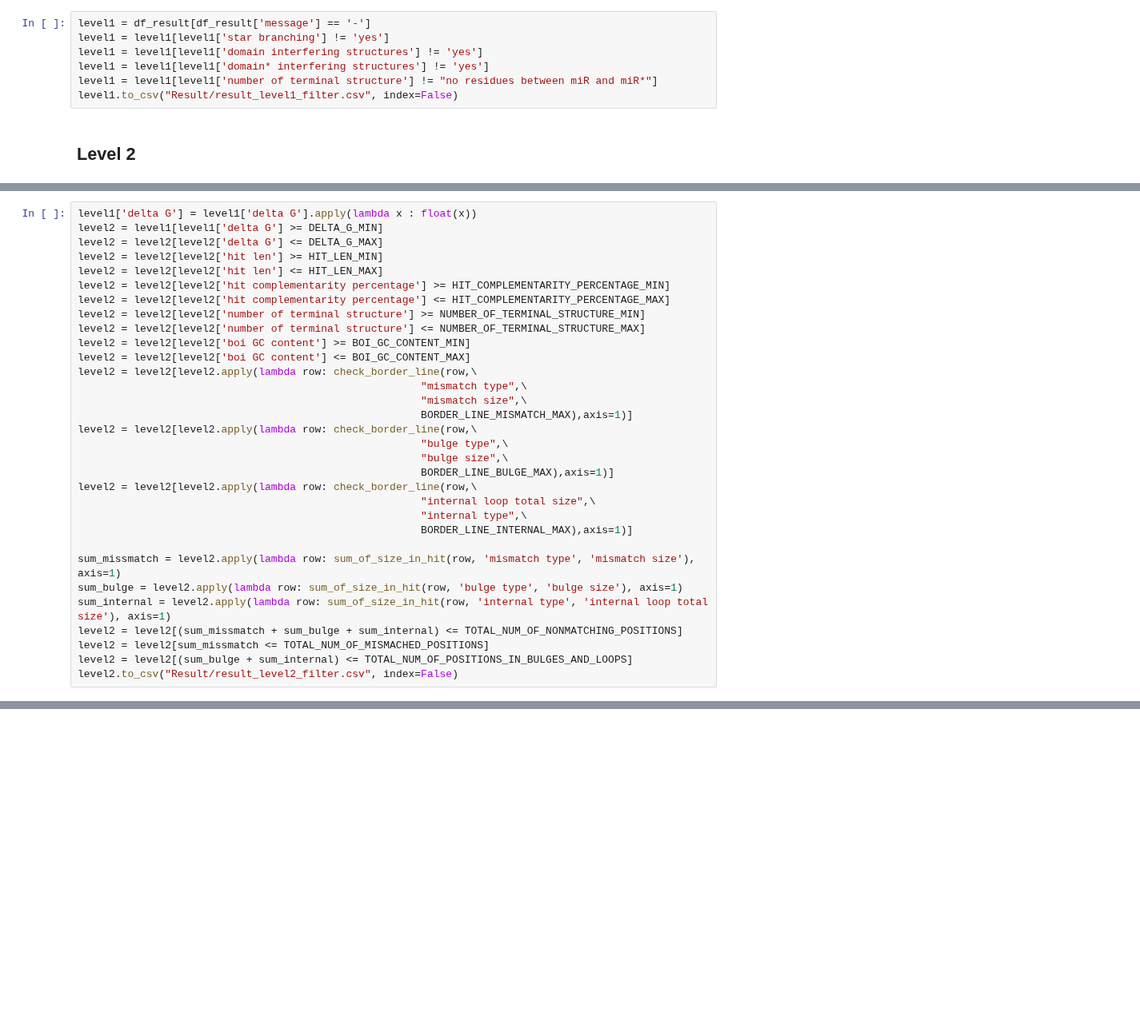
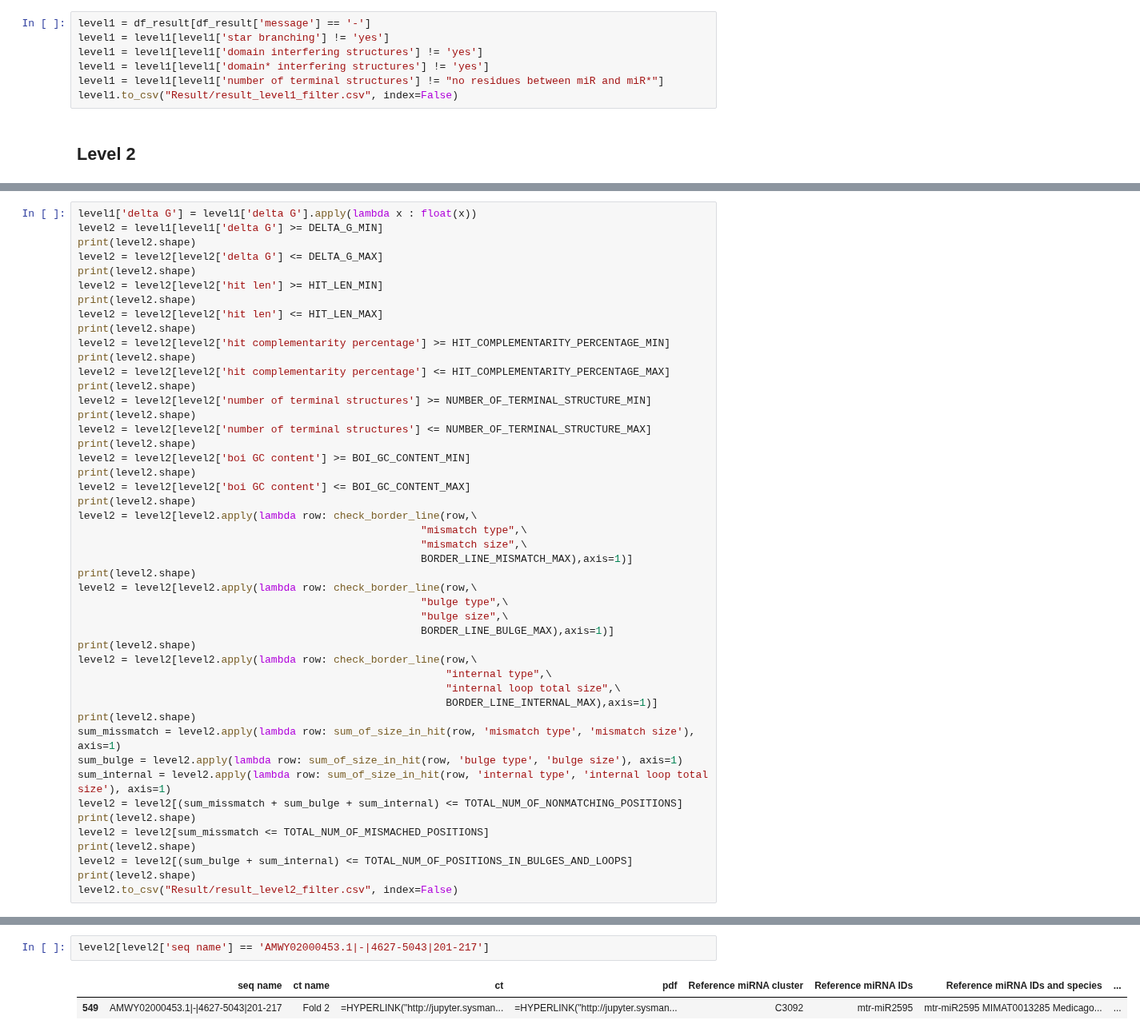
Before and after one commit to Ilia-Abolhasani/amir-p3, a Jupyter notebook: Code.ipynb, the cells around one changed output, grey strips where cells are left out. Shown at 80% size. Cells and saved outputs as stored; diff of their text form; blank space fills up the shorter version.

```diff
--- a/Code.ipynb
+++ b/Code.ipynb
@@ -1716,7 +1748,7 @@ level1 = df_result[df_result['message'] == '-']
 level1 = level1[level1['star branching'] != 'yes']
 level1 = level1[level1['domain interfering structures'] != 'yes']
 level1 = level1[level1['domain* interfering structures'] != 'yes']
-level1 = level1[level1['number of terminal structure'] != "no residues between miR and miR*"]
+level1 = level1[level1['number of terminal structures'] != "no residues between miR and miR*"]
 level1.to_csv("Result/result_level1_filter.csv", index=False)
 # %% [markdown]
 ## Level 2
@@ -1759,32 +1791,47 @@ def sum_of_size_in_hit(row, type_str, size_str):
 # %%
 level1['delta G'] = level1['delta G'].apply(lambda x : float(x))
 level2 = level1[level1['delta G'] >= DELTA_G_MIN]
+print(level2.shape)
 level2 = level2[level2['delta G'] <= DELTA_G_MAX]
+print(level2.shape)
 level2 = level2[level2['hit len'] >= HIT_LEN_MIN]
+print(level2.shape)
 level2 = level2[level2['hit len'] <= HIT_LEN_MAX]
+print(level2.shape)
 level2 = level2[level2['hit complementarity percentage'] >= HIT_COMPLEMENTARITY_PERCENTAGE_MIN]
+print(level2.shape)
 level2 = level2[level2['hit complementarity percentage'] <= HIT_COMPLEMENTARITY_PERCENTAGE_MAX]
-level2 = level2[level2['number of terminal structure'] >= NUMBER_OF_TERMINAL_STRUCTURE_MIN]
-level2 = level2[level2['number of terminal structure'] <= NUMBER_OF_TERMINAL_STRUCTURE_MAX]
+print(level2.shape)
+level2 = level2[level2['number of terminal structures'] >= NUMBER_OF_TERMINAL_STRUCTURE_MIN]
+print(level2.shape)
+level2 = level2[level2['number of terminal structures'] <= NUMBER_OF_TERMINAL_STRUCTURE_MAX]
+print(level2.shape)
 level2 = level2[level2['boi GC content'] >= BOI_GC_CONTENT_MIN]
+print(level2.shape)
 level2 = level2[level2['boi GC content'] <= BOI_GC_CONTENT_MAX]
+print(level2.shape)
 level2 = level2[level2.apply(lambda row: check_border_line(row,\
                                                        "mismatch type",\
                                                        "mismatch size",\
                                                        BORDER_LINE_MISMATCH_MAX),axis=1)]
+print(level2.shape)
 level2 = level2[level2.apply(lambda row: check_border_line(row,\
                                                        "bulge type",\
                                                        "bulge size",\
                                                        BORDER_LINE_BULGE_MAX),axis=1)]
+print(level2.shape)
 level2 = level2[level2.apply(lambda row: check_border_line(row,\
-                                                       "internal loop total size",\
-                                                       "internal type",\
-                                                       BORDER_LINE_INTERNAL_MAX),axis=1)]
-
+                                                           "internal type",\
+                                                           "internal loop total size",\
+                                                           BORDER_LINE_INTERNAL_MAX),axis=1)]
+print(level2.shape)
 sum_missmatch = level2.apply(lambda row: sum_of_size_in_hit(row, 'mismatch type', 'mismatch size'), axis=1)
 sum_bulge = level2.apply(lambda row: sum_of_size_in_hit(row, 'bulge type', 'bulge size'), axis=1)
 sum_internal = level2.apply(lambda row: sum_of_size_in_hit(row, 'internal type', 'internal loop total size'), axis=1)
 level2 = level2[(sum_missmatch + sum_bulge + sum_internal) <= TOTAL_NUM_OF_NONMATCHING_POSITIONS]
+print(level2.shape)
 level2 = level2[sum_missmatch <= TOTAL_NUM_OF_MISMACHED_POSITIONS]
+print(level2.shape)
 level2 = level2[(sum_bulge + sum_internal) <= TOTAL_NUM_OF_POSITIONS_IN_BULGES_AND_LOOPS]
+print(level2.shape)
 level2.to_csv("Result/result_level2_filter.csv", index=False)
@@ -1790,0 +1855,5 @@ level2.to_csv("Result/result_level2_filter.csv", index=False)
+# %%
+level2[level2['seq name'] == 'AMWY02000453.1|-|4627-5043|201-217']
+# %% [output]
+|  | seq name | ct name | ct | pdf | Reference miRNA cluster | Reference miRNA IDs | Reference miRNA IDs and species | ... |
+| 549 | AMWY02000453.1|-|4627-5043|201-217 | Fold 2 | =HYPERLINK("http://jupyter.sysman... | =HYPERLINK("http://jupyter.sysman... | C3092 | mtr-miR2595 | mtr-miR2595 MIMAT0013285 Medicago... | ... |
```
Also changed, not shown: parts of 9 cells of this notebook.
